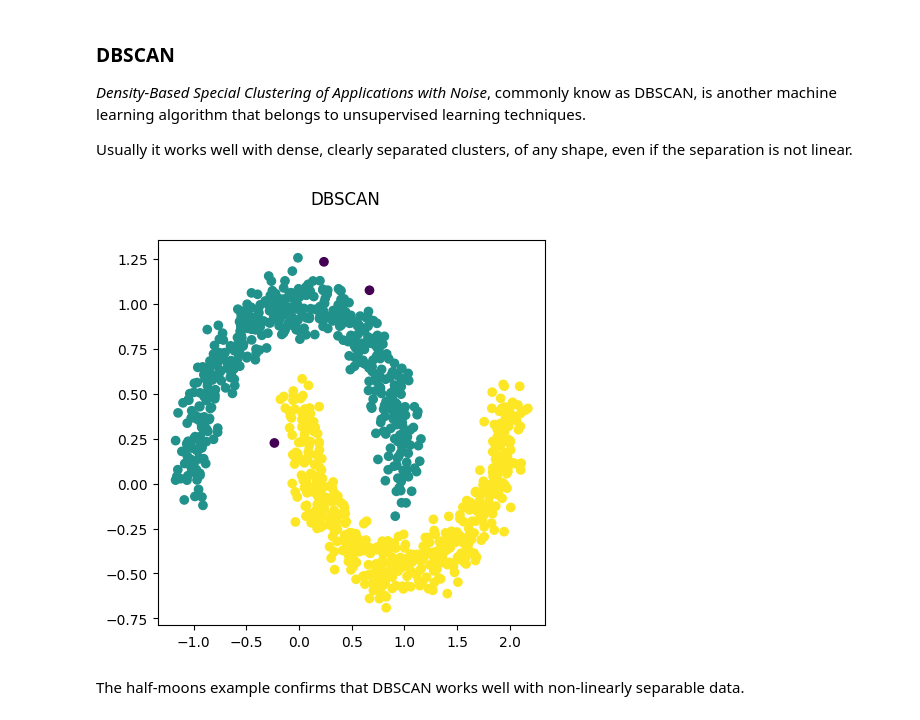
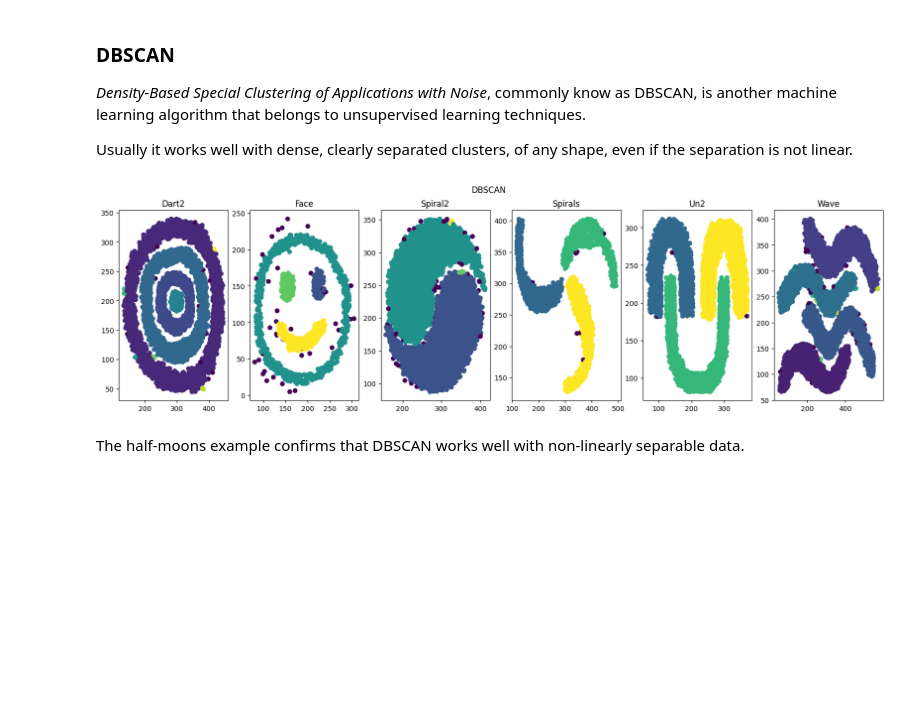
Before and after one commit to davidecapone/MixtureModelsClustering, a Jupyter notebook: notebooks/main.ipynb, the cells around one changed output. Cells and saved outputs as stored; diff of their text form; code cells hidden in the pictures; blank space fills up the shorter version.

```diff
--- a/notebooks/main.ipynb
+++ b/notebooks/main.ipynb
@@ -120,25 +118,43 @@ Bayesian GMM is able to detect the number of clusters automatically, and it also
 *Density-Based Special Clustering of Applications with Noise*, commonly know as DBSCAN, is another machine learning algorithm that belongs to unsupervised learning techniques.
 
 Usually it works well with dense, clearly separated clusters, of any shape, even if the separation is not linear.
-# %%
-# DBSCAN
-from sklearn.datasets import make_moons
-from sklearn.cluster import DBSCAN
-
-# Generate data
-## Moons
-X_moons, y_moons = make_moons(n_samples=1000, noise=.09, random_state=11)
-
-
-# Apply DBSCAN
-dbscan_moons = DBSCAN(eps=.11, min_samples=3).fit(X_moons)
-
-# Plotting results
-fig, ax = plt.subplots(1, 1, figsize=(5, 5))
-ax.scatter(X_moons[:, 0], X_moons[:, 1], c=dbscan_moons.labels_)
-fig.suptitle('DBSCAN')
-plt.show()
-# %% [output]
-[figure, removed]
+# %%
+# DBSCAN
+from sklearn.cluster import DBSCAN
+
+# Load data
+df_dart2 = pd.read_csv('./data/dart2.csv')
+df_face = pd.read_csv('./data/face.csv')
+df_spiral2 = pd.read_csv('./data/spiral2.csv')
+df_spirals = pd.read_csv('./data/spirals.csv')
+df_un2 = pd.read_csv('./data/un2.csv')
+df_wave = pd.read_csv('./data/wave.csv')
+
+# Apply DBSCAN
+dbscan_dart2 = DBSCAN(eps=6, min_samples=2).fit(df_dart2)
+dbscan_face = DBSCAN(eps=9, min_samples=4).fit(df_face)
+dbscan_spiral2 = DBSCAN(eps=5, min_samples=3).fit(df_spiral2)
+dbscan_spirals = DBSCAN(eps=7, min_samples=4).fit(df_spirals)
+dbscan_un2 = DBSCAN(eps=7, min_samples=5).fit(df_un2)
+dbscan_wave = DBSCAN(eps=6, min_samples=2).fit(df_wave)
+
+# Plotting results
+fig, ax = plt.subplots(1, 6, figsize=(20, 5))
+ax[0].scatter(df_dart2['x'], df_dart2['y'], c=dbscan_dart2.labels_)
+ax[0].set_title('Dart2')
+ax[1].scatter(df_face['x'], df_face['y'], c=dbscan_face.labels_)
+ax[1].set_title('Face')
+ax[2].scatter(df_spiral2['x'], df_spiral2['y'], c=dbscan_spiral2.labels_)
+ax[2].set_title('Spiral2')
+ax[3].scatter(df_spirals['x'], df_spirals['y'], c=dbscan_spirals.labels_)
+ax[3].set_title('Spirals')
+ax[4].scatter(df_un2['x'], df_un2['y'], c=dbscan_un2.labels_)
+ax[4].set_title('Un2')
+ax[5].scatter(df_wave['x'], df_wave['y'], c=dbscan_wave.labels_)
+ax[5].set_title('Wave')
+fig.suptitle('DBSCAN')
+plt.show()
+# %% [output]
+[figure, added]
 # %% [markdown]
 The half-moons example confirms that DBSCAN works well with non-linearly separable data.
```
Also changed, not shown: parts of 9 cells of this notebook, 4 other files.
